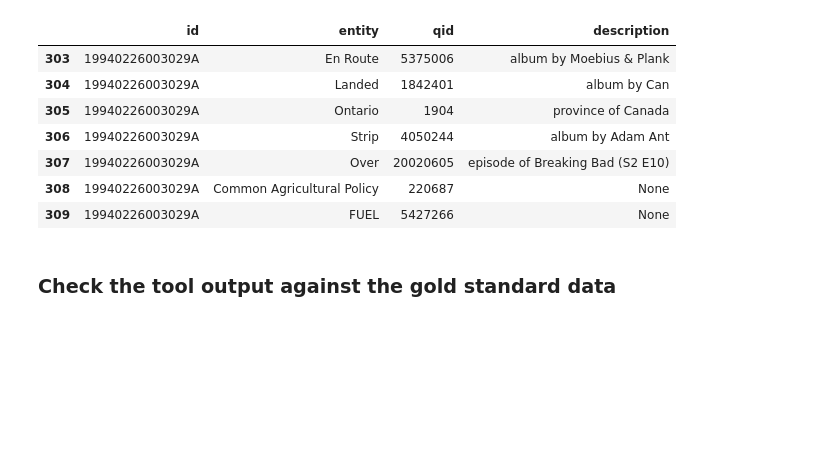
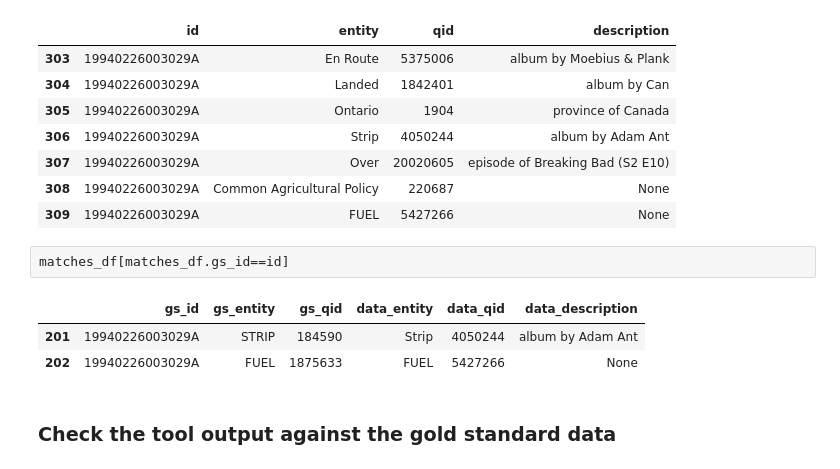
Before and after one commit to nd-crane/trusted_ke, a Jupyter notebook: notebooks/explorations/nel__spacy_entity_linker.ipynb, the cells around one changed output. Drawn from its saved outputs; the diff is of its cells as text; blank space fills up the shorter version.

```diff
--- a/notebooks/explorations/nel__spacy_entity_linker.ipynb
+++ b/notebooks/explorations/nel__spacy_entity_linker.ipynb
@@ -104,6 +104,12 @@ data[cols][data.id==id]
 | 307 | 19940226003029A | Over | 20020605 | episode of Breaking Bad (S2 E10) |
 | 308 | 19940226003029A | Common Agricultural Policy | 220687 | None |
 | 309 | 19940226003029A | FUEL | 5427266 | None |
+# %%
+matches_df[matches_df.gs_id==id]
+# %% [output]
+|  | gs_id | gs_entity | gs_qid | data_entity | data_qid | data_description |
+| 201 | 19940226003029A | STRIP | 184590 | Strip | 4050244 | album by Adam Ant |
+| 202 | 19940226003029A | FUEL | 1875633 | FUEL | 5427266 | None |
 # %% [markdown]
 ### Check the tool output against the gold standard data
 # %%
```
Also changed, not shown: 8 other files.
